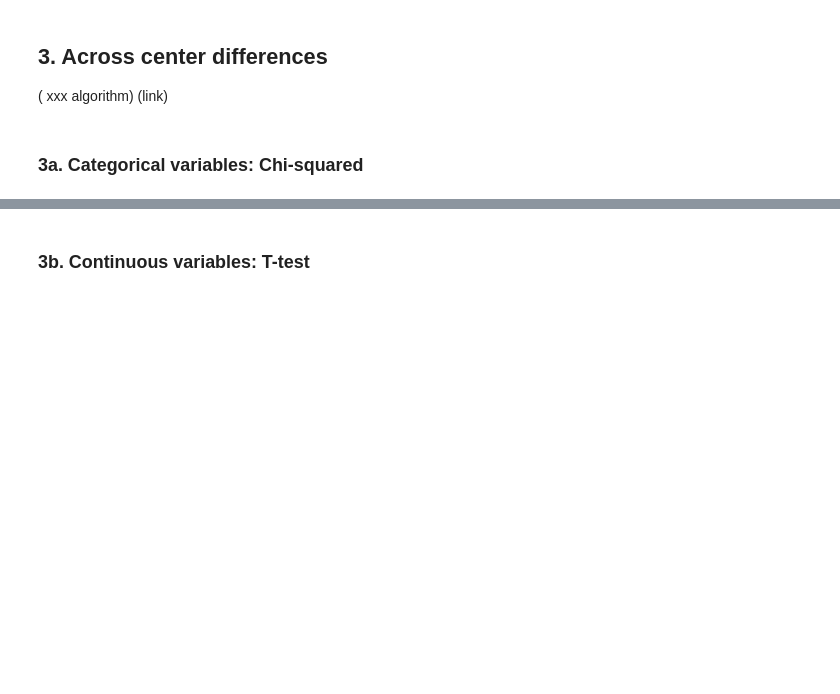
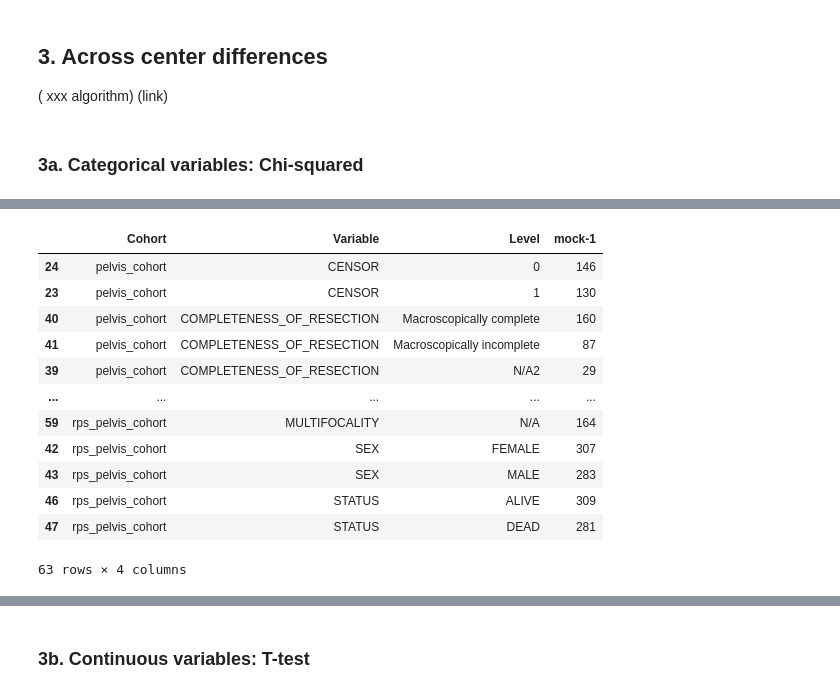
Before and after one commit to IKNL/idea4rc-vantage6-algorithms, a Jupyter notebook: use_cases/sarcoma_v3.ipynb, the cells around one changed output, grey strips where cells are left out. Saved outputs shown, nothing was run; the diff lists cells and outputs as text; code cells hidden in the pictures; blank space fills up the shorter version.

```diff
--- a/use_cases/sarcoma_v3.ipynb
+++ b/use_cases/sarcoma_v3.ipynb
@@ -1403,0 +1534,16 @@ Chi² = 2.680,  p = 0.749
+# %%
+pd.DataFrame.from_dict(result[0][0])
+# %% [output]
+|  | Cohort | Variable | Level | mock-1 |
+| 24 | pelvis_cohort | CENSOR | 0 | 146 |
+| 23 | pelvis_cohort | CENSOR | 1 | 130 |
+| 40 | pelvis_cohort | COMPLETENESS_OF_RESECTION | Macroscopically complete | 160 |
+| 41 | pelvis_cohort | COMPLETENESS_OF_RESECTION | Macroscopically incomplete | 87 |
+| 39 | pelvis_cohort | COMPLETENESS_OF_RESECTION | N/A2 | 29 |
+| ... | ... | ... | ... | ... |
+| 59 | rps_pelvis_cohort | MULTIFOCALITY | N/A | 164 |
+| 42 | rps_pelvis_cohort | SEX | FEMALE | 307 |
+| 43 | rps_pelvis_cohort | SEX | MALE | 283 |
+| 46 | rps_pelvis_cohort | STATUS | ALIVE | 309 |
+| 47 | rps_pelvis_cohort | STATUS | DEAD | 281 |
+63 rows × 4 columns
```
Also changed, not shown: parts of 17 cells of this notebook.
